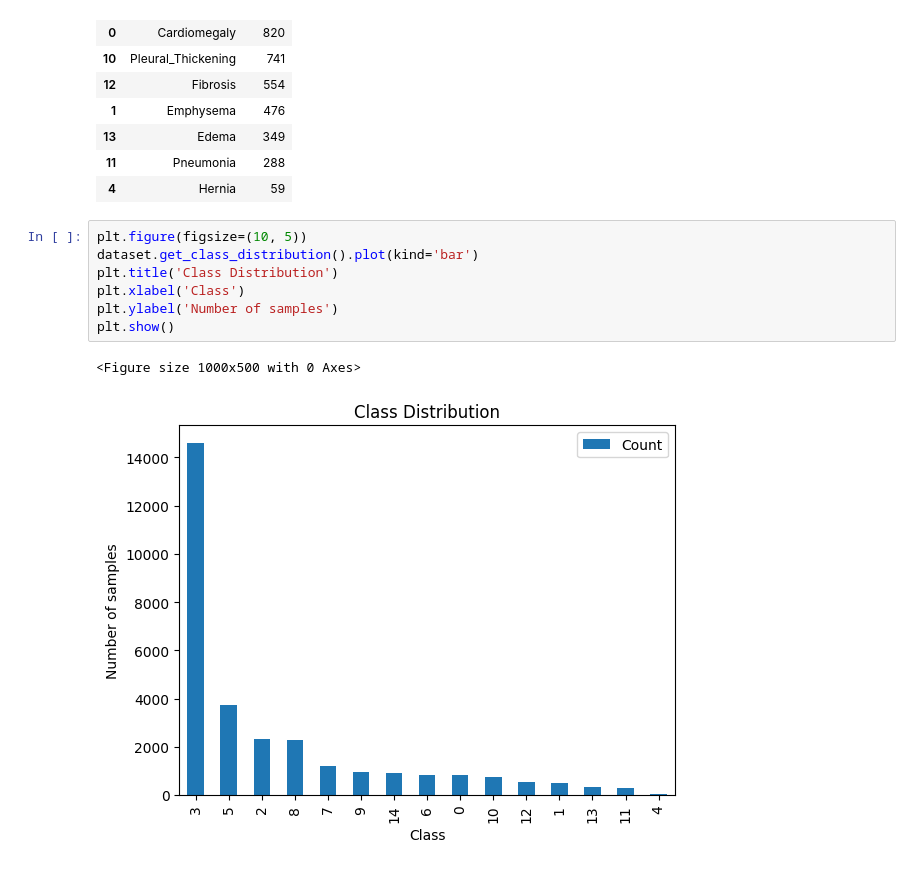
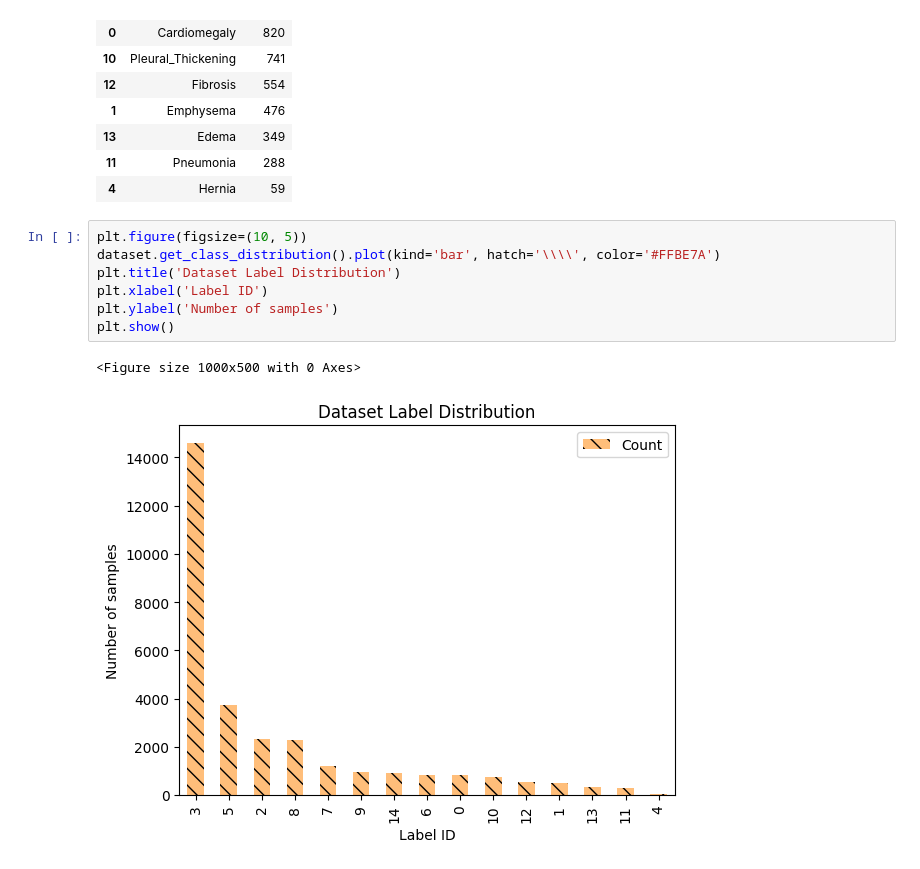
Before and after one commit to TsukiSky/multi-targeted-ifgsm-on-image-classification, a Jupyter notebook: dataset/script/dataset_analyze.ipynb, the cells around one changed output. Drawn from its saved outputs; the diff is of its cells as text.

```diff
--- a/dataset/script/dataset_analyze.ipynb
+++ b/dataset/script/dataset_analyze.ipynb
@@ -41,11 +41,11 @@ Number of samples per class:
 | 4 | Hernia | 59 |
 # %%
 plt.figure(figsize=(10, 5))
-dataset.get_class_distribution().plot(kind='bar')
-plt.title('Class Distribution')
-plt.xlabel('Class')
+dataset.get_class_distribution().plot(kind='bar', hatch='\\\\', color='#FFBE7A')
+plt.title('Dataset Label Distribution')
+plt.xlabel('Label ID')
 plt.ylabel('Number of samples')
 plt.show()
 # %% [output]
 <Figure size 1000x500 with 0 Axes>
-[figure, old version]
+[figure, new version]
```
Also changed, not shown: 7 other files.
